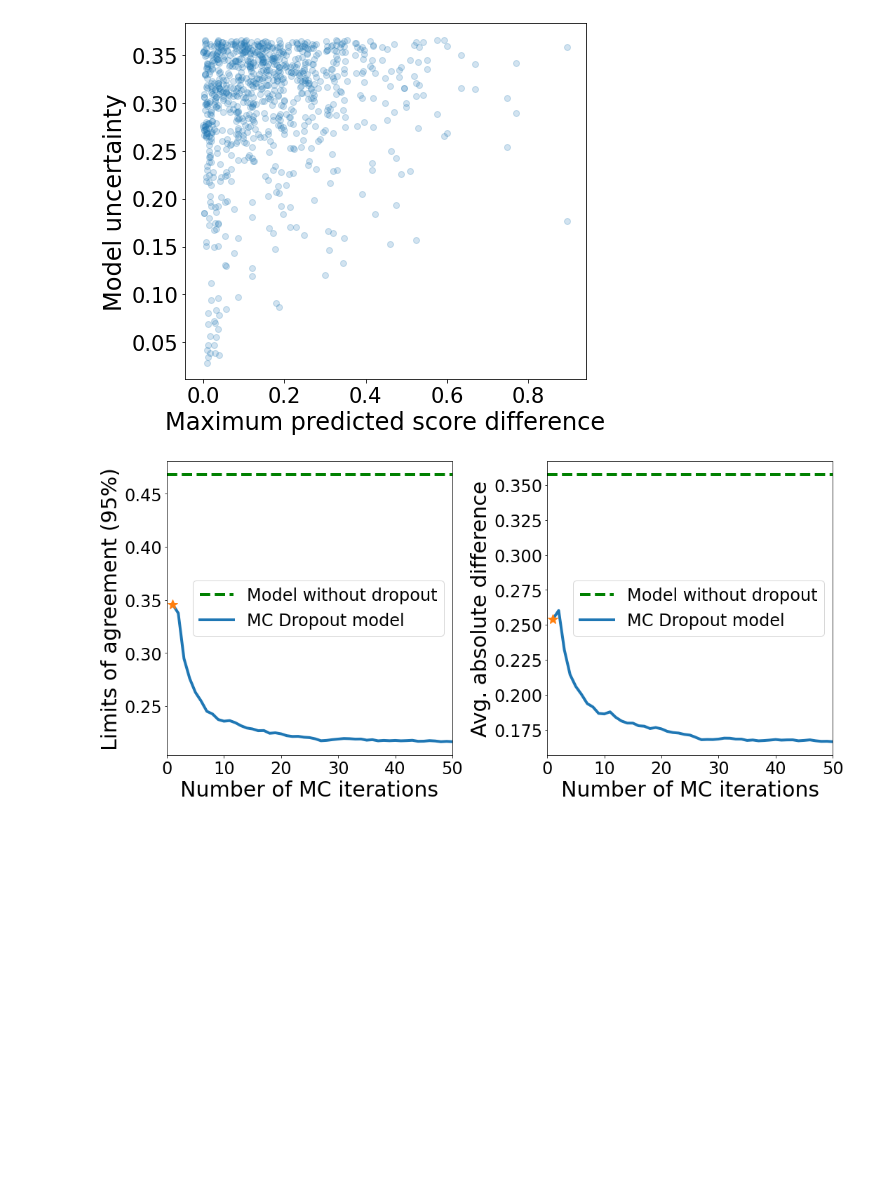
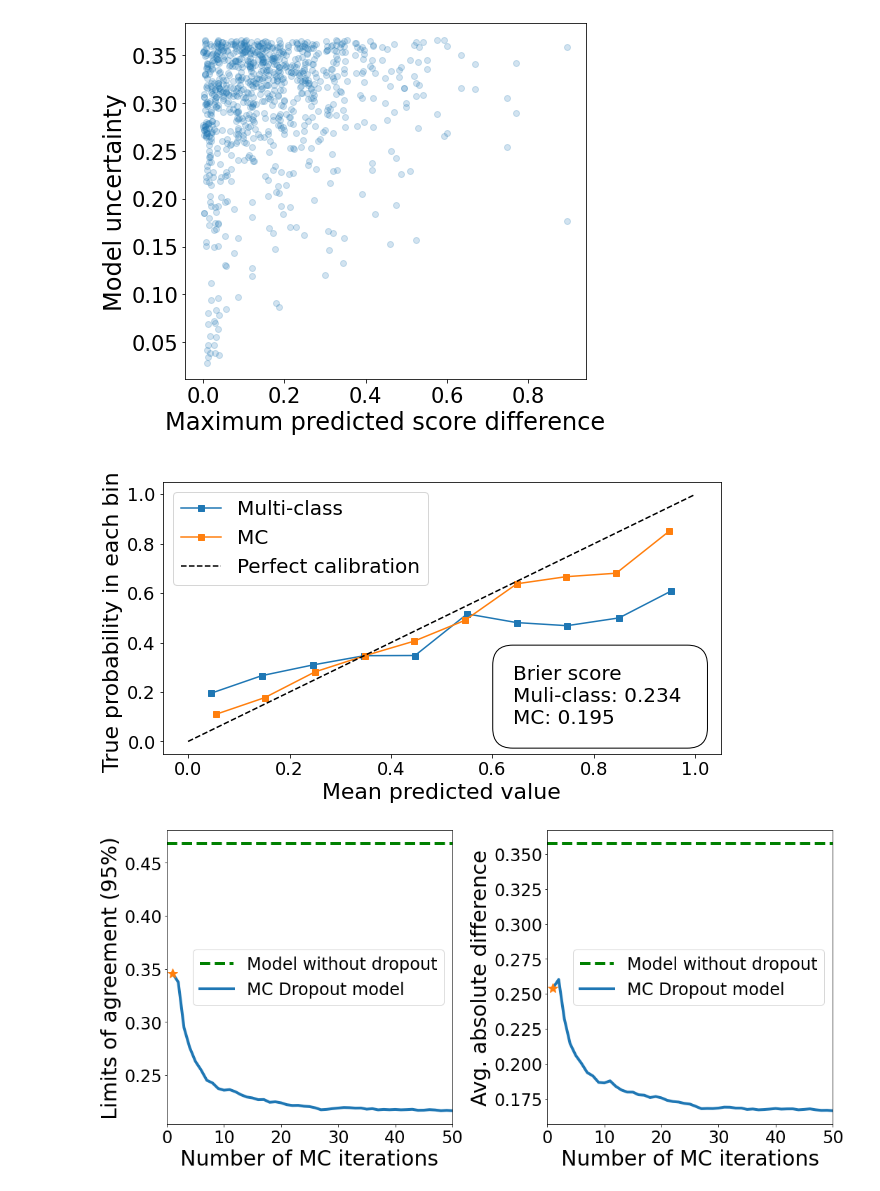
Before and after one commit to andreanne-lemay/gray_zone_assessment, a Jupyter notebook: notebooks/repeatability_results.ipynb, the cells around one changed output. Saved outputs shown, nothing was run; the diff lists cells and outputs as text; code cells hidden in the pictures; blank space fills up the shorter version.

Commit message:
repeatability notebook: add calibration

```diff
--- a/notebooks/repeatability_results.ipynb
+++ b/notebooks/repeatability_results.ipynb
@@ -362,6 +361,40 @@ def plot_uncertainty_diff(df_mc, gt_colname='label', ylim=None, name=None):
 plot_uncertainty_diff(df_mc, name='cervix_unc.png')
 # %% [output]
 [figure]
+# %%
+
+def calibration_plots(df, df_mc, pred, pred_mc, gt_colname, fname):
+    class_max = df[gt_colname].max()
+
+    fig, ax = plt.subplots(1)
+    fig.set_size_inches(10, 5)
+    bs = []
+    for d, p, name in zip([df, df_mc], [pred, pred_mc], ["Multi-class", "MC"]):
+        y_test = label_binarize(d[gt_colname], classes=np.arange(class_max + 1))
+        bs.append(brier_score_loss(y_test.flatten(), p.flatten()))
+        fraction_of_positives, mean_predicted_value = calibration_curve(y_test.flatten(), p.flatten(), n_bins=10)
+        ax.plot(mean_predicted_value, fraction_of_positives, "s-", label=name)
+
+    ax.plot([0, 1], [0, 1], "--k", label="Perfect calibration")
+    ax.set_ylabel("True probability in each bin ", fontsize=22)
+    ax.set_xlabel("Mean predicted value", fontsize=22)
+    ax.legend(fontsize=20)
+    ax.text(0.64, 0.07, f"Brier score \nMuli-class: {bs[0]:1.3f} \nMC: {bs[1]:1.3f}", color='black',
+        bbox=dict(facecolor='none', edgecolor='black', boxstyle='round,pad=1'), fontsize=20)
+    for label in (ax.get_xticklabels() + ax.get_yticklabels()):
+        label.set_fontsize(18)
+    fig.savefig(fname, bbox_inches='tight')
+
+df_van = pd.read_csv("cervix/van.csv")
+df_mc = pd.read_csv("cervix/mc.csv")
+
+pred_van = np.array([eval(j) for j in df_van['pred']])
+pred_mc = get_mc_pred(df_mc, n_it=50)
+
+gt_colname = 'label'
+calibration_plots(df_van, df_mc, pred_van, pred_mc, gt_colname, "cervix_cal.png")
+# %% [output]
+[figure, added]
 # %%
 def get_disagreement_rate(df):
     df_2img = df[df['img_per_patient'] > 1]
```
Also changed, not shown: parts of 7 cells of this notebook.
